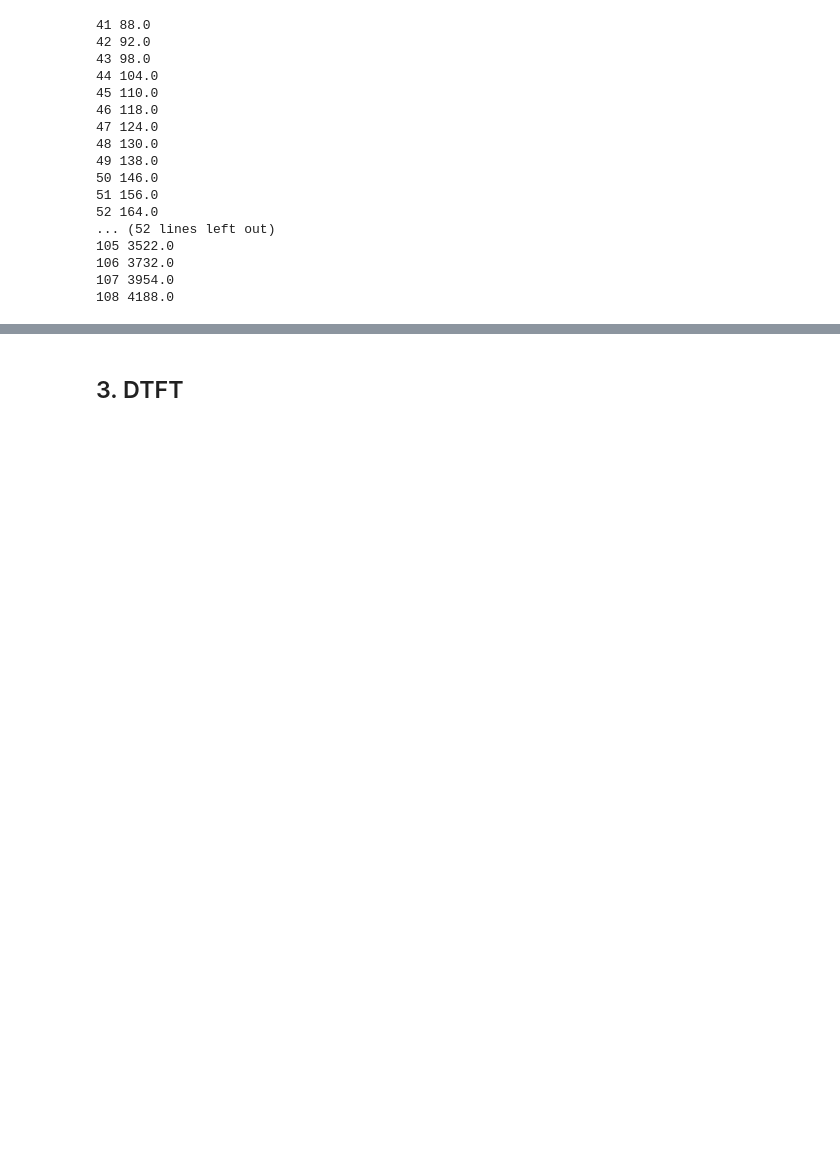
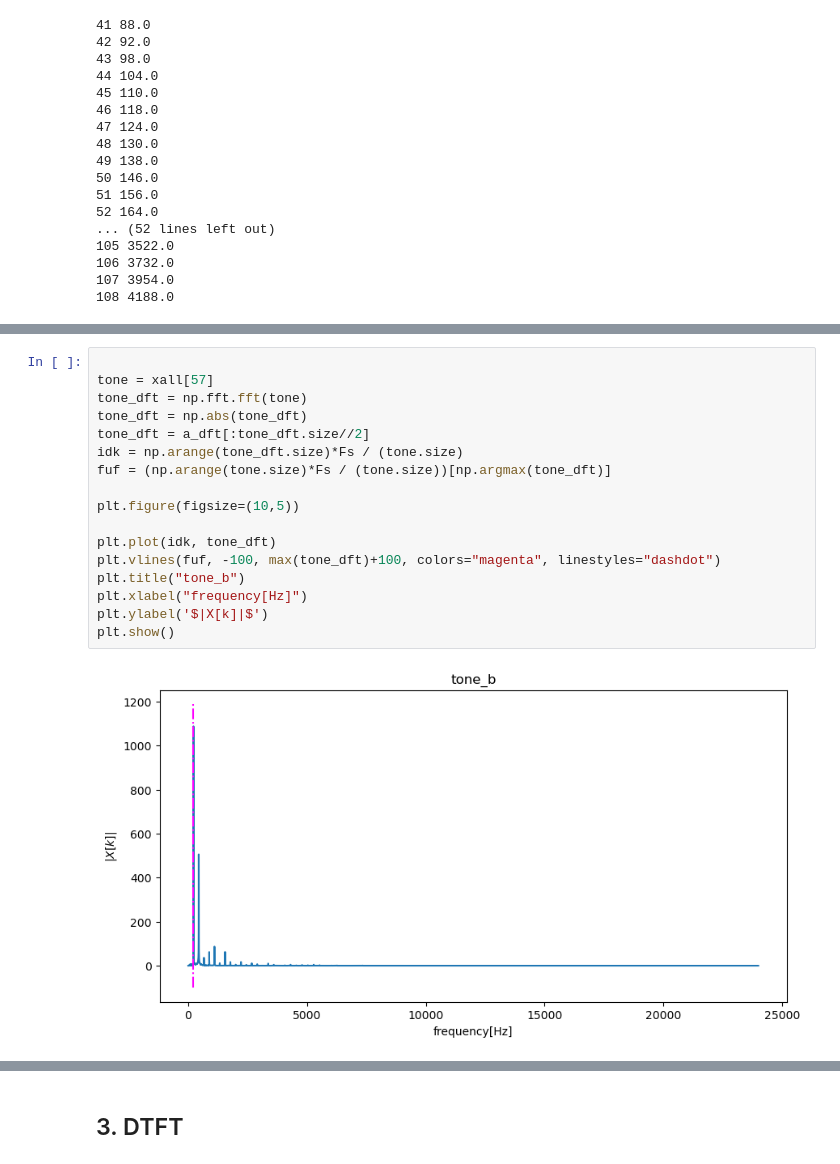
Before and after one commit to jirmusovic/Signaly-a-systemy, a Jupyter notebook: py/proj.ipynb, the cells around one changed output, grey strips where cells are left out. Cells and saved outputs as stored; diff of their text form; blank space fills up the shorter version.

```diff
--- a/py/proj.ipynb
+++ b/py/proj.ipynb
@@ -169,0 +183,19 @@ for tone in xall[41:]:
+# %%
+
+tone = xall[57]
+tone_dft = np.fft.fft(tone)
+tone_dft = np.abs(tone_dft)
+tone_dft = a_dft[:tone_dft.size//2]
+idk = np.arange(tone_dft.size)*Fs / (tone.size)
+fuf = (np.arange(tone.size)*Fs / (tone.size))[np.argmax(tone_dft)]
+
+plt.figure(figsize=(10,5))
+
+plt.plot(idk, tone_dft)
+plt.vlines(fuf, -100, max(tone_dft)+100, colors="magenta", linestyles="dashdot")
+plt.title("tone_b")
+plt.xlabel("frequency[Hz]")
+plt.ylabel('$|X[k]|$')
+plt.show()
+# %% [output]
+[figure, added]
```
Also changed, not shown: parts of 7 cells of this notebook, 2 other files.
